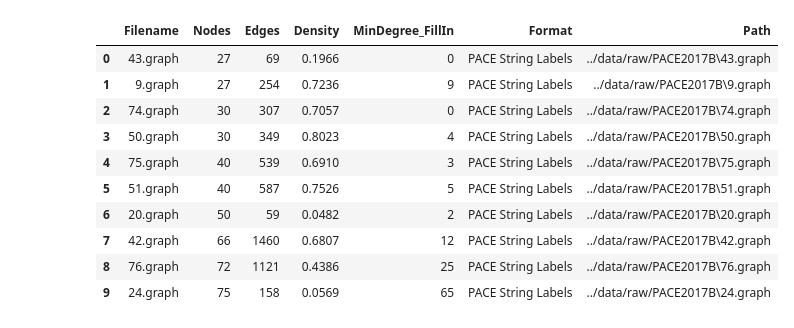
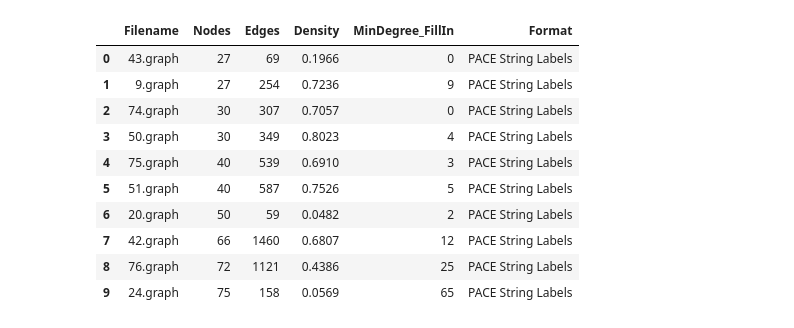
Before and after one commit to ColossalCoin/MinimumFill-in_EA, a Jupyter notebook: notebooks/01_exploration_selection_PACE.ipynb, the cells around one changed output. Drawn from its saved outputs; the diff is of its cells as text; code cells hidden in the pictures.

Commit message:
Refactor exploration notebook for PACE 2017 Track B: streamline metadata processing, integrate modular heuristic computation, and improve readability with updated markdown sections.

```diff
--- a/notebooks/01_exploration_selection_PACE.ipynb
+++ b/notebooks/01_exploration_selection_PACE.ipynb
@@ -35,8 +48,8 @@ Dado que el problema de *Minimum Fill-in* es NP-Completo, el tiempo de cómputo
 import os
 import pandas as pd
 import networkx as nx
-import numpy as np
 from tqdm.auto import tqdm
+from utils.generate_baselines import greedy_minimum_degree
 
 # Configuración visual de pandas
 pd.set_option('display.max_columns', None)
@@ -62,48 +75,6 @@ def load_pace_graph(filepath):
     G = nx.convert_node_labels_to_integers(G)
     return G
 
-def run_greedy_min_degree_heuristic(G_input):
-    """
-    Implementación explícita de la heurística Minimum Degree.
-    1. Busca el nodo con menor grado.
-    2. Conecta a sus vecinos entre sí (añade fill-in).
-    3. Elimina el nodo y repite.
-    Retorna: Cantidad de aristas añadidas (Fill-in).
-    """
-    # Trabajamos sobre una copia para no romper el original
-    G = G_input.copy()
-    fill_in_count = 0
-
-    # Mientras queden nodos...
-    # (Nota: Esta implementación es O(N^3) en el peor caso,
-    # pero para N<500 es cuestión de milisegundos).
-
-    # Optimizamos un poco usando la estructura de datos interna
-    nodes_left = list(G.nodes())
-
-    while len(G) > 0:
-        # 1. Encontrar nodo de grado mínimo en el grafo actual
-        # (Usamos una lambda simple, eficiente para grafos dispersos)
-        min_node = min(G.nodes(), key=lambda n: G.degree[n])
-
-        # 2. Obtener vecinos
-        neighbors = list(G.neighbors(min_node))
-
-        # 3. Conectar vecinos entre sí (formar clique)
-        # Esto es lo que genera el "Fill-in"
-        for i in range(len(neighbors)):
-            u = neighbors[i]
-            for j in range(i + 1, len(neighbors)):
-                v = neighbors[j]
-                if not G.has_edge(u, v):
-                    G.add_edge(u, v)
-                    fill_in_count += 1
-
-        # 4. Eliminar nodo del grafo
-        G.remove_node(min_node)
-
-    return fill_in_count
-
 def process_graph_metrics(filepath):
     """Procesa un solo archivo y calcula métricas + heurística."""
     filename = os.path.basename(filepath)
@@ -119,7 +90,7 @@ def process_graph_metrics(filepath):
     # Calcular Heurística solo si el grafo es viable (ej. < 1000 nodos)
     # para no bloquear la máquina si hay un grafo monstruoso.
     if n <= 1000:
-        heuristic_val = run_greedy_min_degree_heuristic(G)
+        _, heuristic_val = greedy_minimum_degree(G, compute_cost=True)
     else:
         heuristic_val = -2 # Código para "Demasiado grande para calcular rápido"
 
@@ -128,19 +99,18 @@ def process_graph_metrics(filepath):
         "Nodes": n,
         "Edges": m,
         "Density": density,
-        "MinDegree_FillIn": heuristic_val, # Nombre más exacto
-        "Format": "PACE String Labels",
-        "Path": filepath
+        "MinDegree_FillIn": heuristic_val,
+        "Format": "PACE String Labels"
     }
 
 # --- EJECUCIÓN PRINCIPAL ---
 
-print(f"📂 Escaneando directorio: {PACE_DIR}")
-files = [f for f in os.listdir(PACE_DIR) if f.endswith('.gr') or f.endswith('.graph')]
-print(f"📊 Procesando {len(files)} archivos...")
+print(f"Escaneando directorio: {PACE_DIR}")
+files = [f for f in os.listdir(PACE_DIR) if f.endswith('.graph')]
+print(f"Procesando {len(files)} archivos...")
 
 data = []
-# Barra de carga bonita
+# Barra de carga
 for f in tqdm(files):
     path = os.path.join(PACE_DIR, f)
     row = process_graph_metrics(path)
@@ -151,6 +121,6 @@ df = pd.DataFrame(data)
 
 # Ordenar y mostrar
 df = df.sort_values(by="Nodes").reset_index(drop=True)
-print("✅ Procesamiento completado.")
+print("Procesamiento completado.")
 display(df.head(10))
 # %% [output]
@@ -160,11 +130,11 @@ display(df.head(10))
-|  | Filename | Nodes | Edges | Density | MinDegree_FillIn | Format | Path |
-| 0 | 43.graph | 27 | 69 | 0.1966 | 0 | PACE String Labels | ../data/raw/PACE2017B\43.graph |
-| 1 | 9.graph | 27 | 254 | 0.7236 | 9 | PACE String Labels | ../data/raw/PACE2017B\9.graph |
-| 2 | 74.graph | 30 | 307 | 0.7057 | 0 | PACE String Labels | ../data/raw/PACE2017B\74.graph |
-| 3 | 50.graph | 30 | 349 | 0.8023 | 4 | PACE String Labels | ../data/raw/PACE2017B\50.graph |
-| 4 | 75.graph | 40 | 539 | 0.6910 | 3 | PACE String Labels | ../data/raw/PACE2017B\75.graph |
-| 5 | 51.graph | 40 | 587 | 0.7526 | 5 | PACE String Labels | ../data/raw/PACE2017B\51.graph |
-| 6 | 20.graph | 50 | 59 | 0.0482 | 2 | PACE String Labels | ../data/raw/PACE2017B\20.graph |
-| 7 | 42.graph | 66 | 1460 | 0.6807 | 12 | PACE String Labels | ../data/raw/PACE2017B\42.graph |
-| 8 | 76.graph | 72 | 1121 | 0.4386 | 25 | PACE String Labels | ../data/raw/PACE2017B\76.graph |
-| 9 | 24.graph | 75 | 158 | 0.0569 | 65 | PACE String Labels | ../data/raw/PACE2017B\24.graph |
+|  | Filename | Nodes | Edges | Density | MinDegree_FillIn | Format |
+| 0 | 43.graph | 27 | 69 | 0.1966 | 0 | PACE String Labels |
+| 1 | 9.graph | 27 | 254 | 0.7236 | 9 | PACE String Labels |
+| 2 | 74.graph | 30 | 307 | 0.7057 | 0 | PACE String Labels |
+| 3 | 50.graph | 30 | 349 | 0.8023 | 4 | PACE String Labels |
+| 4 | 75.graph | 40 | 539 | 0.6910 | 3 | PACE String Labels |
+| 5 | 51.graph | 40 | 587 | 0.7526 | 5 | PACE String Labels |
+| 6 | 20.graph | 50 | 59 | 0.0482 | 2 | PACE String Labels |
+| 7 | 42.graph | 66 | 1460 | 0.6807 | 12 | PACE String Labels |
+| 8 | 76.graph | 72 | 1121 | 0.4386 | 25 | PACE String Labels |
+| 9 | 24.graph | 75 | 158 | 0.0569 | 65 | PACE String Labels |
```
Also changed, not shown: parts of 6 cells of this notebook.
